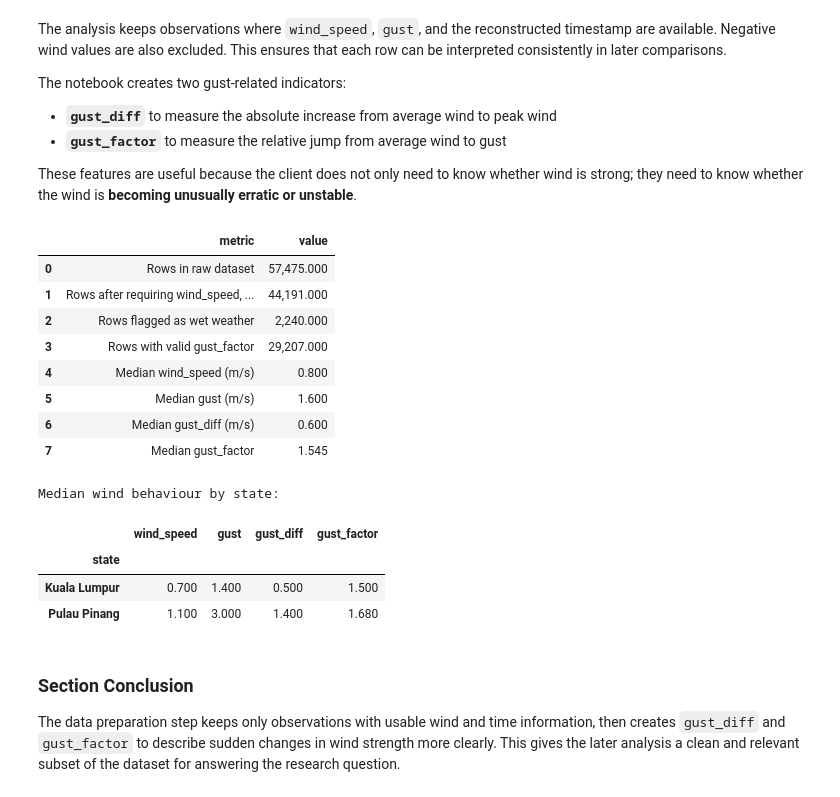
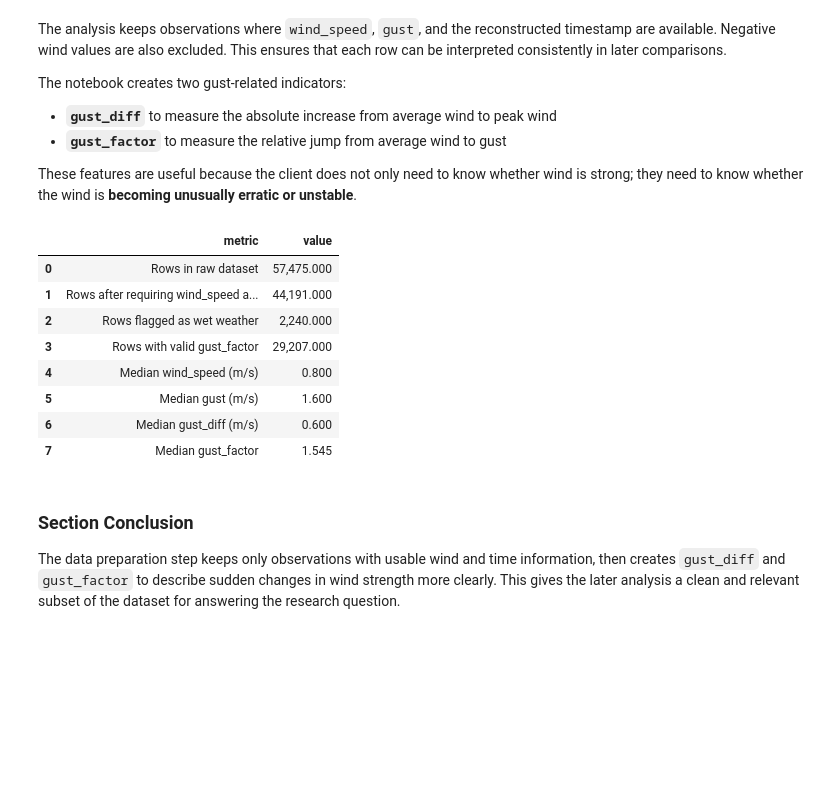
Before and after one commit to hyue3463-cloud/MWF-G2, a Jupyter notebook: develop-chen.ipynb, the cells around one changed output. Drawn from its saved outputs; the diff is of its cells as text; code cells hidden in the pictures; blank space fills up the shorter version.

```diff
--- a/develop-chen.ipynb
+++ b/develop-chen.ipynb
@@ -62,28 +59,10 @@ def prepare_weather_subset(path: Path) -> pd.DataFrame:
     """Load the project dataset and prepare the wind-focused analysis table."""
     df = pd.read_csv(path)
 
-    cols = [
-        'place', 'city', 'state', 'pressure', 'humidity', 'wind_speed', 'gust',
-        'precipitation_rate', 'temperature', 'year', 'month', 'day', 'hour',
-        'minutes', 'seconds'
-    ]
+    cols = ['pressure', 'wind_speed', 'gust', 'precipitation_rate']
     weather = df[cols].copy()
 
-    # Rebuild one timestamp column from the separate date and time fields.
-    weather['month_num'] = weather['month'].map(MONTH_MAP)
-    weather['timestamp'] = pd.to_datetime(
-        dict(
-            year=weather['year'],
-            month=weather['month_num'],
-            day=weather['day'],
-            hour=weather['hour'],
-            minute=weather['minutes'],
-            second=weather['seconds'],
-        ),
-        errors='coerce'
-    )
-
-    weather = weather.dropna(subset=['wind_speed', 'gust', 'timestamp']).copy()
+    weather = weather.dropna(subset=['wind_speed', 'gust']).copy()
     weather = weather[(weather['wind_speed'] >= 0) & (weather['gust'] >= 0)].copy()
 
     # Create simple indicators that match the research question.
@@ -140,51 +119,38 @@ These features are useful because the client does not only need to know whether
 # %%
 cleaning_summary = pd.DataFrame({
     'metric': [
         'Rows in raw dataset',
-        'Rows after requiring wind_speed, gust, and timestamp',
+        'Rows after requiring wind_speed and gust',
         'Rows flagged as wet weather',
         'Rows with valid gust_factor',
         'Median wind_speed (m/s)',
         'Median gust (m/s)',
         'Median gust_diff (m/s)',
         'Median gust_factor'
     ],
     'value': [
         len(raw_df),
         len(analysis_df),
         int(analysis_df['wet_weather'].sum()),
         int(analysis_df['gust_factor'].notna().sum()),
         analysis_df['wind_speed'].median(),
         analysis_df['gust'].median(),
         analysis_df['gust_diff'].median(),
         analysis_df['gust_factor'].median(),
     ]
 })
 
 display(cleaning_summary)
-
-state_summary = (
-    analysis_df.groupby('state')[['wind_speed', 'gust', 'gust_diff', 'gust_factor']]
-    .median()
-    .round(3)
-)
-print('Median wind behaviour by state:')
-display(state_summary)
 # %% [output]
 |  | metric | value |
 | 0 | Rows in raw dataset | 57,475.000 |
-| 1 | Rows after requiring wind_speed, ... | 44,191.000 |
+| 1 | Rows after requiring wind_speed a... | 44,191.000 |
 | 2 | Rows flagged as wet weather | 2,240.000 |
 | 3 | Rows with valid gust_factor | 29,207.000 |
 | 4 | Median wind_speed (m/s) | 0.800 |
 | 5 | Median gust (m/s) | 1.600 |
 | 6 | Median gust_diff (m/s) | 0.600 |
 | 7 | Median gust_factor | 1.545 |
-Median wind behaviour by state:
-|  | wind_speed | gust | gust_diff | gust_factor |
-| state |  |  |  |  |
-| Kuala Lumpur | 0.700 | 1.400 | 0.500 | 1.500 |
-| Pulau Pinang | 1.100 | 3.000 | 1.400 | 1.680 |
 # %% [markdown]
 ### Section Conclusion
 
```
Also changed, not shown: parts of 9 cells of this notebook.
